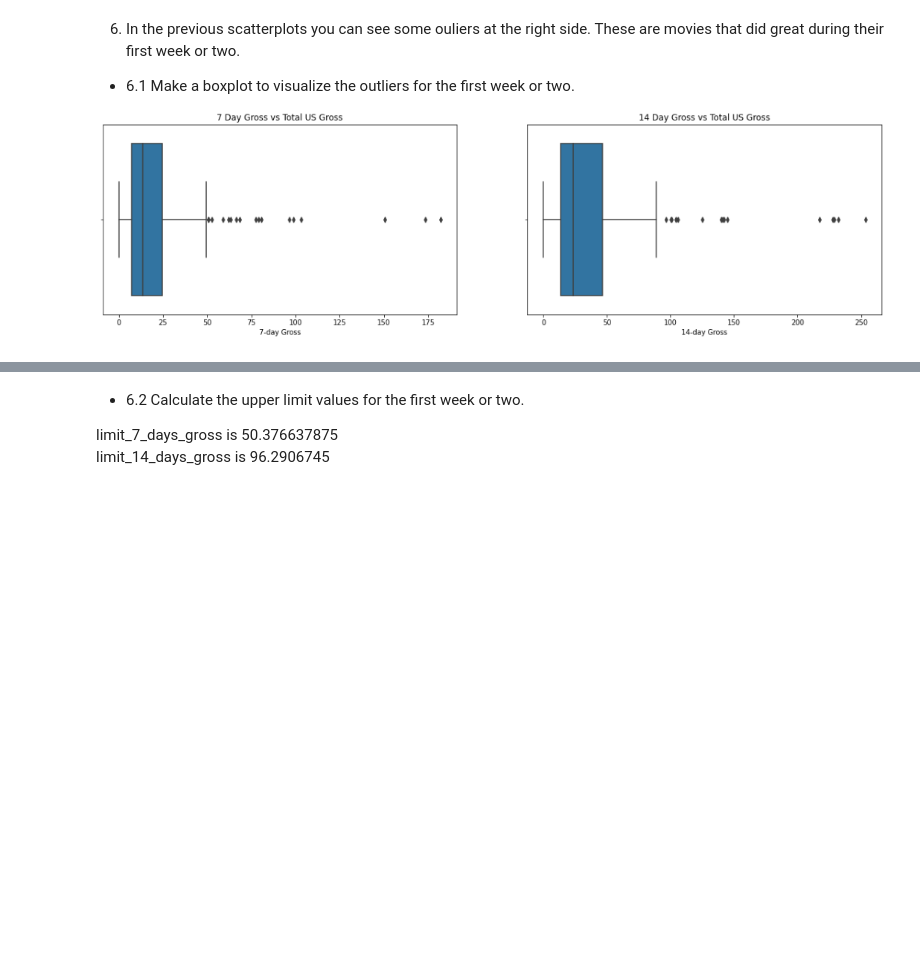
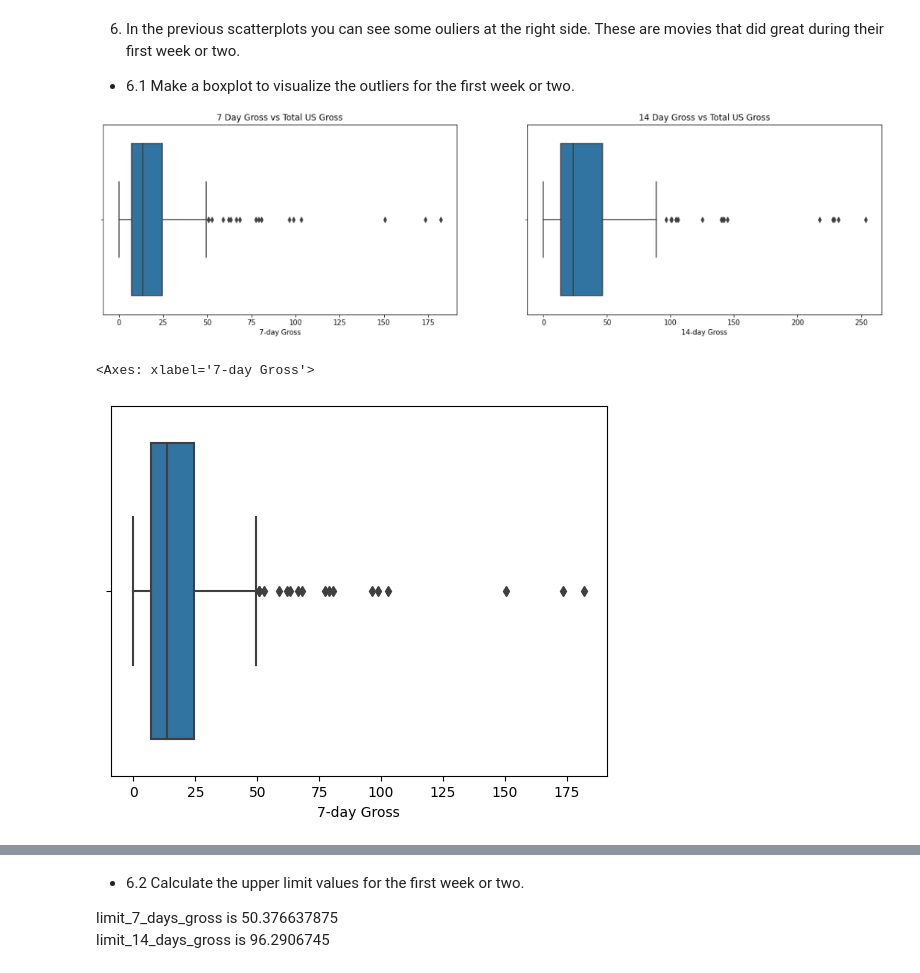
Before and after one commit to JasperLefever/dsai-oef, a Jupyter notebook: 6-regression-analyis/labs_regression_analysis.ipynb, the cells around one changed output, grey strips where cells are left out. Saved outputs shown, nothing was run; the diff lists cells and outputs as text; code cells hidden in the pictures; blank space fills up the shorter version.

```diff
--- a/6-regression-analyis/labs_regression_analysis.ipynb
+++ b/6-regression-analyis/labs_regression_analysis.ipynb
@@ -299,3 +311,9 @@ R (7 Day Gross vs Total US Gross) = 0.959407544414305
 R² (7 Day Gross vs Total US Gross) = 0.9204628362790865
 R (14 Day Gross vs Total US Gross) = 0.9813238689021966
 R² (14) Day Gross vs Total US Gross) = 0.9629965356771755
+# %%
+extra_7_day_gross = movies.dropna(subset=['7-day Gross', 'Total US Gross'])
+extra_7_day_gross.head()
+
+extra_14_day_gross = movies.dropna(subset=['14-day Gross', 'Total US Gross'])
+extra_14_day_gross.head()
@@ -311,3 +381,8 @@ during their first week or two.
 * 6.1 Make a boxplot to visualize the outliers for the first week or two.
 
 ![image.png](embedded-picture-1)
+# %%
+sns.boxplot(data=extra_7_day_gross, x='7-day Gross')
+# %% [output]
+<Axes: xlabel='7-day Gross'>
+[figure, added]
```
Also changed, not shown: parts of 21 cells of this notebook.
